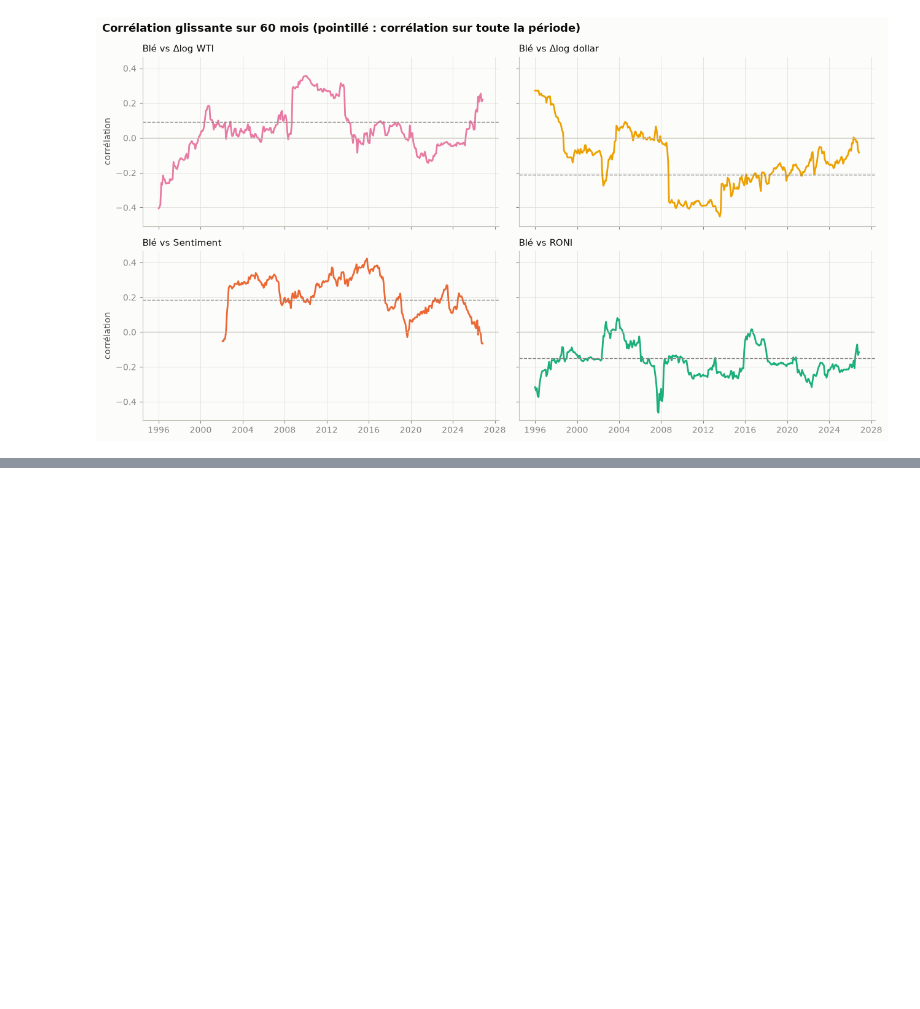
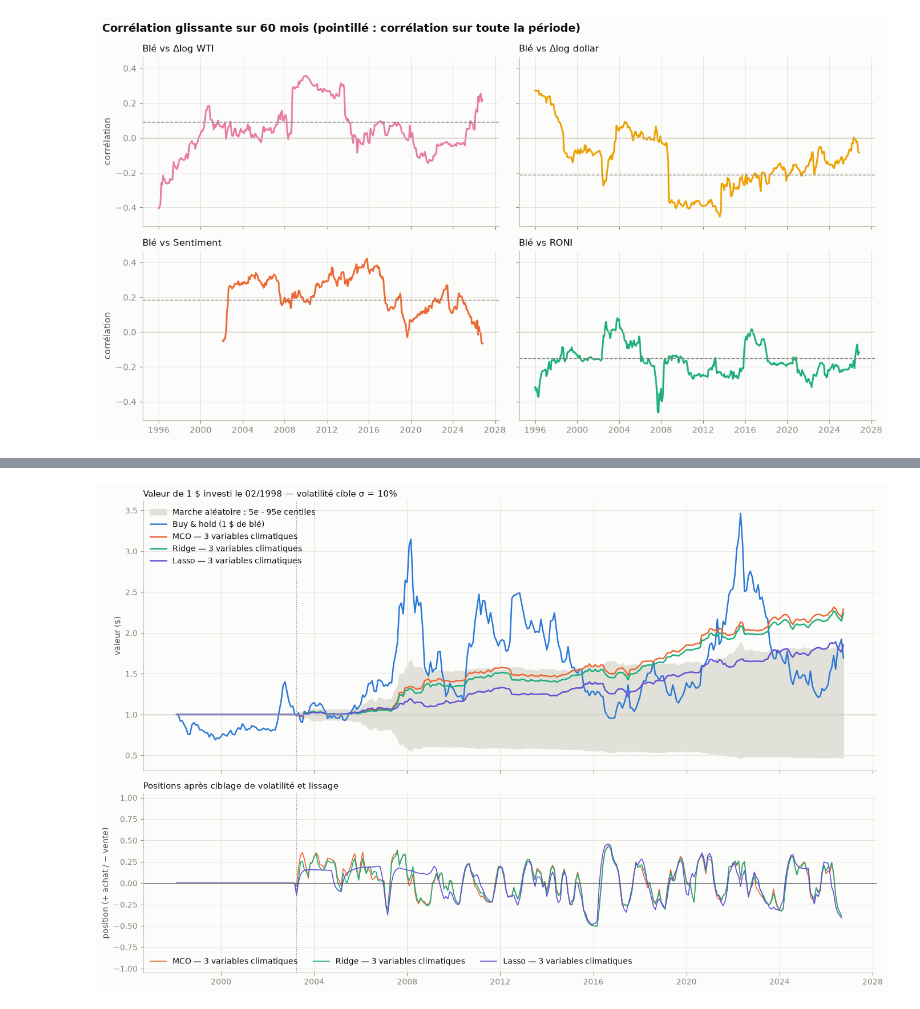
Before and after one commit to nathsdm/ML-for-portfolio, a Jupyter notebook: Wheat_analysis.ipynb, the cells around one changed output, grey strips where cells are left out. Saved outputs shown, nothing was run; the diff lists cells and outputs as text; code cells hidden in the pictures; blank space fills up the shorter version.

```diff
--- a/Wheat_analysis.ipynb
+++ b/Wheat_analysis.ipynb
@@ -881,11 +672,0 @@ Coefficients estimés sur l'entraînement (variables centrées-réduites)
-# %%
-fig, axes = plt.subplots(2, 1, figsize=(13, 7.5))
-for ax, y, pred, title in [(axes[0], y_lvl, pred_lvl, f"Niveaux : R² test = {res_lvl['R² test']:.2f}"),
-                           (axes[1], y_chg, pred_chg, f"Variations : R² test = {res_chg['R² test']:.3f}")]:
-    ax.plot(y.index, y, color=COLORS["wheat_price_usd"], label="Blé observé", lw=1.6)
-    ax.plot(pred.index, pred, color=INK2, ls="--", label="Prédiction du modèle", lw=1.3)
-    ax.axhline(0, color="#c3c2b7", lw=1)
-    ax.set_title(title + " (période de test, unités de l'entraînement)")
-    ax.legend(loc="upper left")
-fig.tight_layout()
-plt.show()
@@ -893,0 +848,77 @@ plt.show()
+# %%
+def position(wf, sigma):
+    conviction = np.tanh((wf["pred"] - wf["center"]) / wf["scale"].replace(0, np.nan))
+    target = (conviction * sigma / model_data["sigma_hat"]).clip(-1, 1).fillna(0)
+    return target.ewm(alpha=1 - SMOOTH, adjust=False).mean()   # w_t = λ w_{t-1} + (1-λ) w*_t
+
+def pnl(w):
+    return w.mul(R, axis=0) - COST * w.diff().abs().fillna(w.abs())
+
+def wealth(p):   # valeur de 1 $ ; le résultat de la ligne t est réalisé en t+1
+    v = (1 + p).cumprod()
+    v.index = v.index + pd.offsets.MonthBegin(1)
+    return pd.concat([p.iloc[:1] * 0 + 1, v])
+
+def metrics(p):
+    p = p.loc[first:]
+    v = (1 + p).cumprod()
+    return pd.Series({"rendement annualisé": v.iloc[-1] ** (12 / len(p)) - 1,
+                      "volatilité annualisée": p.std() * np.sqrt(12),
+                      "ratio de Sharpe": p.mean() / p.std() * np.sqrt(12),
+                      "perte maximale": (v / v.cummax() - 1).min()})
+
+def scenario(sigma):
+    positions = pd.DataFrame({m: position(WF[m], sigma) for m in MODELS})
+    risk_scale = (sigma / model_data["sigma_hat"]).clip(upper=1)
+    rw_positions = U.mul(risk_scale * trading, axis=0).fillna(0)
+    pnls = {"Buy & hold (1 $ de blé)": R, **{m: pnl(positions[m]) for m in MODELS}}
+    rw_metrics = pnl(rw_positions).apply(metrics)
+    perf = pd.DataFrame({k: metrics(v) for k, v in pnls.items()}).T
+    perf["part des marches aléatoires au Sharpe supérieur"] = [
+        (rw_metrics.loc["ratio de Sharpe"] >= s).mean() for s in perf["ratio de Sharpe"]]
+    perf.loc["Marche aléatoire (médiane)"] = rw_metrics.median(axis=1)
+    w = positions.loc[first:]
+    perf["|position| moyenne"] = w.abs().mean()
+    perf["rotation mensuelle"] = w.diff().abs().mean()
+    return {"positions": positions, "perf": perf,
+            "values": pd.DataFrame({k: wealth(v) for k, v in pnls.items()}),
+            "rw": wealth(pnl(rw_positions))}
+
+def plot_scenario(sigma, s):
+    fig, (ax1, ax2) = plt.subplots(2, 1, figsize=(14, 9), sharex=True, gridspec_kw={"height_ratios": [3, 2]})
+    ax1.fill_between(s["rw"].index, s["rw"].quantile(0.05, axis=1), s["rw"].quantile(0.95, axis=1),
+                     color=GRID, label="Marche aléatoire : 5e - 95e centiles")
+    for name, color in {"Buy & hold (1 $ de blé)": "#2a78d6", **COLORS_MODELS}.items():
+        ax1.plot(s["values"].index, s["values"][name], color=color, lw=1.8, label=name)
+    ax1.axhline(1, color="#c3c2b7", lw=1)
+    ax1.set_title(f"Valeur de 1 $ investi le {model_data.index[0]:%m/%Y} — volatilité cible σ = {sigma:.0%}")
+    ax1.set_ylabel("valeur ($)")
+    ax1.legend(loc="upper left")
+    for m, color in COLORS_MODELS.items():
+        ax2.plot(s["positions"].index, s["positions"][m], color=color, lw=1.2, label=m)
+    ax2.axhline(0, color=INK2, lw=0.8)
+    ax2.set_ylim(-1.05, 1.05)
+    ax2.set_title("Positions après ciblage de volatilité et lissage")
+    ax2.set_ylabel("position (+ achat / − vente)")
+    ax2.legend(loc="lower left", ncol=3)
+    for ax in (ax1, ax2):
+        ax.axvline(first, color=MUTED, ls=":", lw=1)
+    fig.tight_layout()
+    plt.show()
+
+SCEN = {sigma: scenario(sigma) for sigma in SIGMAS}
+for sigma in SIGMAS:
+    print(f"\n=== Volatilité cible σ = {sigma:.0%} ===")
+    display(SCEN[sigma]["perf"].round(3))
+    plot_scenario(sigma, SCEN[sigma])
+
+# Volatilité réelle et Sharpe par niveau de σ
+rows = []
+for sigma in SIGMAS:
+    perf = SCEN[sigma]["perf"]
+    row = {"σ cible": f"{sigma:.0%}"}
+    row.update({f"vol réelle {m.split(' ')[0]}": perf.loc[m, "volatilité annualisée"] for m in MODELS})
+    row.update({f"Sharpe {m.split(' ')[0]}": perf.loc[m, "ratio de Sharpe"] for m in MODELS})
+    rows.append(row)
+display(pd.DataFrame(rows).set_index("σ cible").round(3))
+# %% [output]
@@ -893,0 +932 @@ plt.show()
+[figure, added]
```
Also changed, not shown: parts of 21 cells of this notebook, 9 other files.
